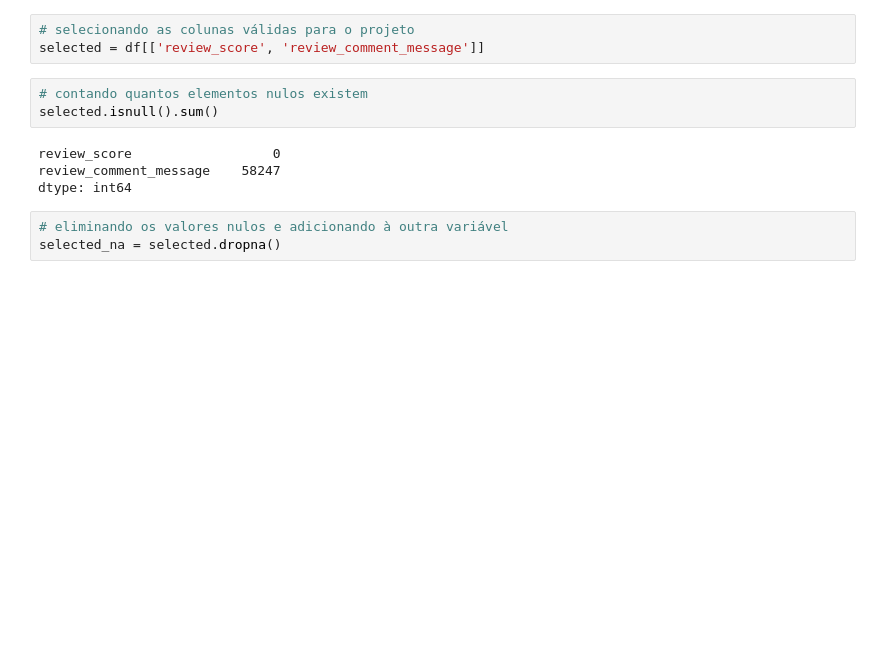
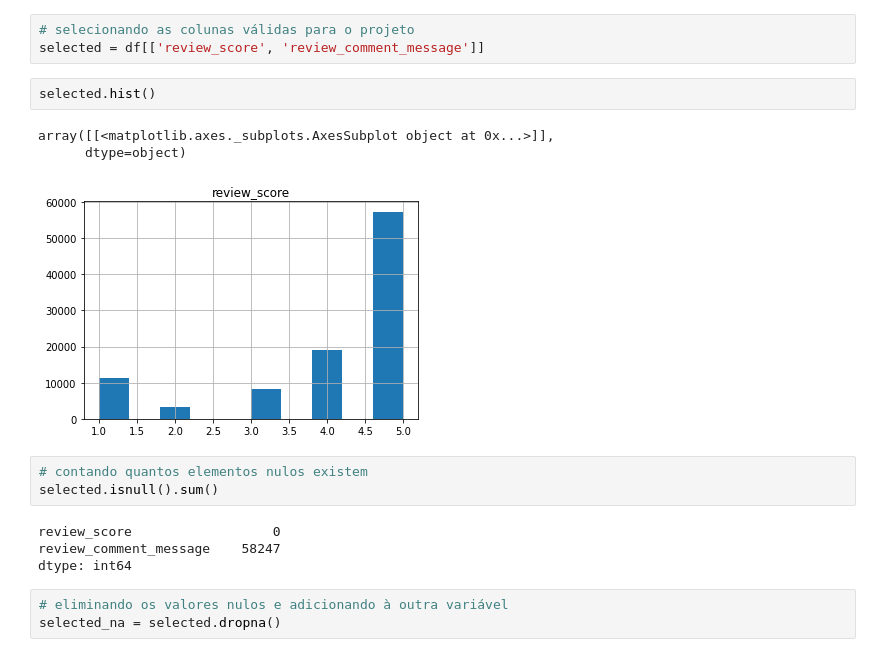
Before and after one commit to rodolforicardotech/datadiscoveryone, a Jupyter notebook: notebooks/pre-processamento-01.ipynb, the cells around one changed output. Saved outputs shown, nothing was run; the diff lists cells and outputs as text; blank space fills up the shorter version.

```diff
--- a/notebooks/pre-processamento-01.ipynb
+++ b/notebooks/pre-processamento-01.ipynb
@@ -30,6 +30,12 @@ df.head()
 # %%
 # selecionando as colunas válidas para o projeto
 selected = df[['review_score', 'review_comment_message']]
+# %%
+selected.hist()
+# %% [output]
+array([[<matplotlib.axes._subplots.AxesSubplot object at 0x...>]],
+      dtype=object)
+[figure, added]
 # %%
 # contando quantos elementos nulos existem
 selected.isnull().sum()
```
Also changed, not shown: parts of 8 cells of this notebook.
